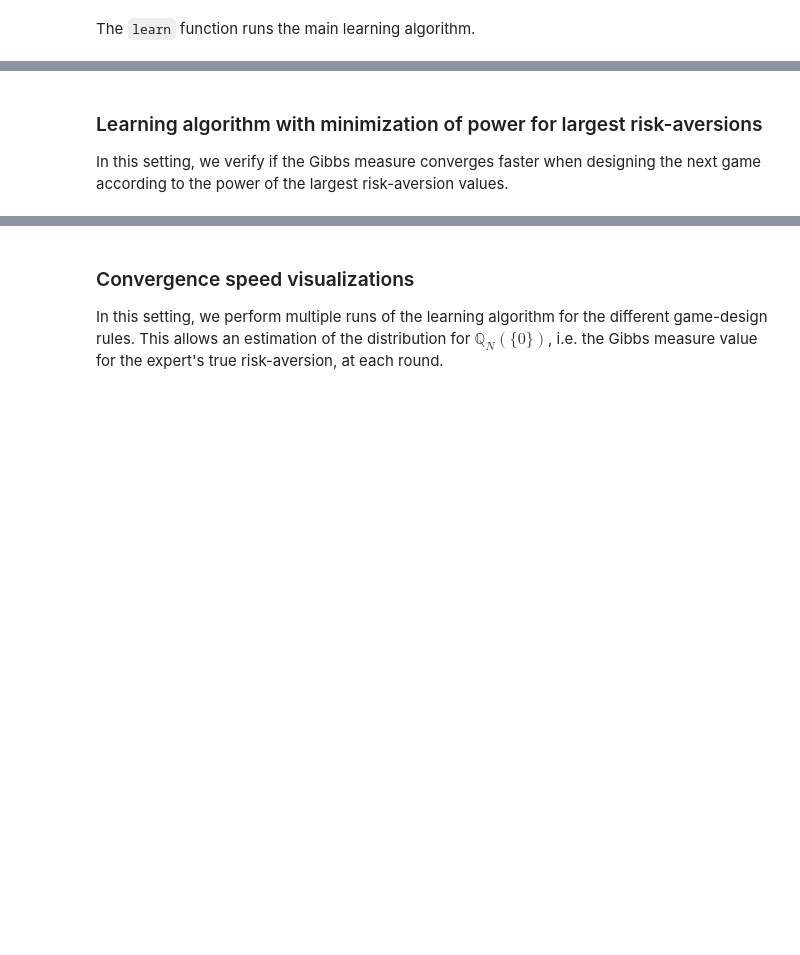
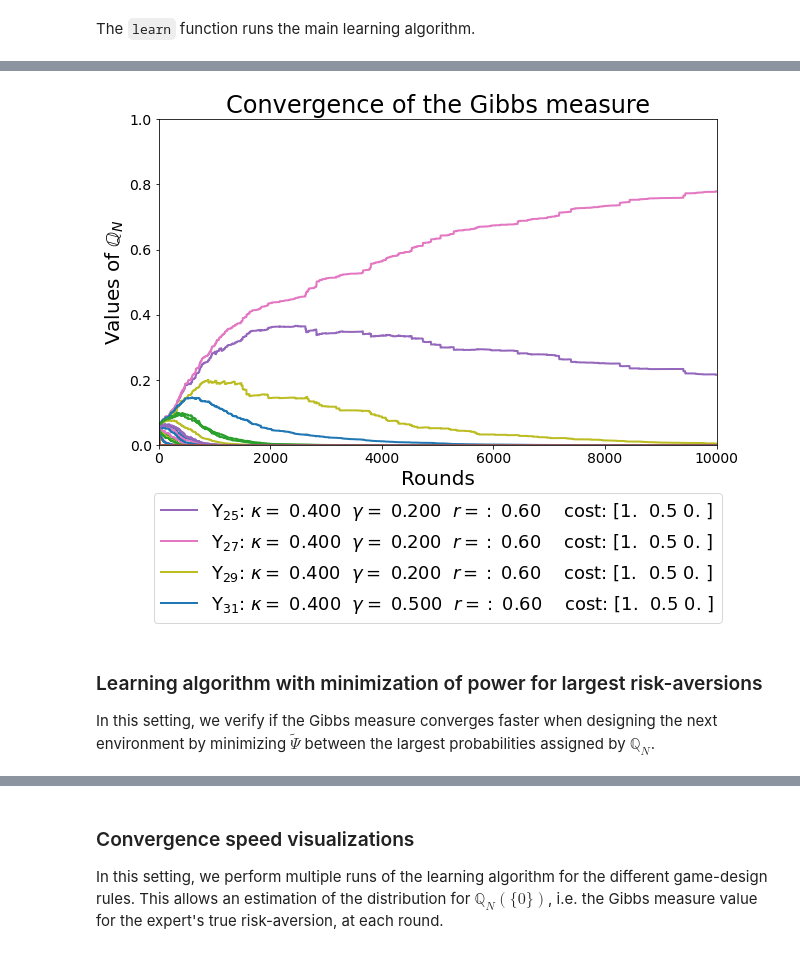
Before and after one commit to acoache/irl-for-risk-aversion, a Jupyter notebook: infinite-horizon.ipynb, the cells around one changed output, grey strips where cells are left out. Saved outputs shown, nothing was run; the diff lists cells and outputs as text; code cells hidden in the pictures; blank space fills up the shorter version.

Commit message:
Update infinite-horizon case

```diff
--- a/infinite-horizon.ipynb
+++ b/infinite-horizon.ipynb
@@ -133,12 +111,14 @@ It can be viewed as the regret of the policy $\pi$ under game $G$ and risk avers
 # %%
-def compute_regret(upsilons, game, pi, V_star):
+def compute_regret(upsilons, G, pi, V_star):
     phis = np.zeros(len(upsilons))
+    n_actions = G.shape[0]
+    n_states = G.shape[1]
 
     for idx_upsilon, upsilon in enumerate(upsilons):
         # compute regret for all separate states
         phi_x = np.zeros(n_states)
         for state in range(n_states):
-            risk = get_analytical_risk(upsilon, pi[state], game[:,state,:], V_star[idx_upsilon,:])
+            risk = get_analytical_risk(upsilon, pi[state], G[:,state,:], V_star[idx_upsilon,:])
             phi_x[state] = upsilon[3][state] + upsilon[2]*risk - V_star[idx_upsilon,state]
 
         # compute regret
@@ -314,17 +306,14 @@ costs = np.array([[1.0, 0.5, 0.0],
                 [0.5, 1.0, 0.0]])
 
 # ### set of experiments 2
-# upsilon0 = (0.25, 0.0, 0.8, np.array([1.0, 0.5, 0.0]))
-# kappas = np.array([0.25])
-# gammas = np.array([0.0])
-# discounts = np.linspace(0.1, 0.9, 21)
-# unknown_cost = False
-# costs = np.array([[1.0, 0.5, 0.0]])
+# ...
 
 upsilons = list(itertools.product(kappas, gammas, discounts, costs))
 
 """
 ALGORITHM PARAMETERS
 """
-n_games = 500 # number of games
+n_actions = 2 # number of actions
+n_states = 3 # number of states
+n_envs = 500 # number of environments
 lr = 4 # learning rate
@@ -356,12 +366,12 @@ We first sample many games, and then compute the power of all games with respect
 # %%
 np.random.seed(1234)
 
-# generate a set of games (random transition probabilities)
-z = np.random.randn(n_games, n_actions, n_states, n_states)
-games = np.exp(z) / np.sum(np.exp(z), axis=3, keepdims=True)
+# generate a set of environments (random transition probabilities)
+z = np.random.randn(n_envs, n_actions, n_states, n_states)
+Gs = np.exp(z) / np.sum(np.exp(z), axis=3, keepdims=True)
 
-# compute V_star for all games
-V_star = compute_Vstar(upsilons, games, progress=True)
+# compute V_star for all environments
+V_star = compute_Vstar(upsilons, Gs, progress=True)
 
-# compute power for all games
-psis = compute_power(upsilons, games, V_star, progress=True)
+# compute power for all environments
+psis = compute_power(upsilons, Gs, V_star, progress=True)
@@ -372,7 +385,7 @@ In this setting, we first validate that the Gibbs measure converges to the dirac
 # %%
 np.random.seed(1234)
 gibbs = \
-    learn(games=games,
+    learn(Gs=Gs,
           V_star=V_star,
           psis=psis,
           upsilons=upsilons,
@@ -384,36 +415,35 @@ gibbs = \
 # %%
 fig, axes = plt.subplots(figsize=(10,6))
 
 # lines
 a = gibbs[len(gibbs)//2,:]
 legend = ["_nolegend_" if a[i] < np.partition(a, -4)[-4] \
                    else r"$\Upsilon_{{{:2d}}}$".format(i+1)+\
                           r": $\kappa=$ {:.3f}".format(upsilons[i][0])+ \
                           r"  $\gamma=$ {:.3f}".format(upsilons[i][1])+ \
                           r"  $r=:$ {:.2f}  ".format(upsilon[2]) + \
                           "  cost: "+ np.array_str(upsilons[i][3], precision=2) for i in range(len(a))]
 
 axes.plot(np.arange(len(gibbs)),
           gibbs,
           linewidth=2.0,
           label=legend)
 
 # aesthetics
-# axes.set_title('Convergence of the Gibbs measure', fontsize=24)
+axes.set_title('Convergence of the Gibbs measure', fontsize=24)
 axes.set_xlabel('Rounds', fontsize=20)
 axes.set_ylabel(r"Values of $\mathbb{Q}_{N}$", fontsize=20)
 axes.set_xlim(0, len(gibbs))
 axes.set_ylim(0, 1)
 axes.legend(loc=9, bbox_to_anchor=(0.5,-0.12), fontsize=18)
 axes.tick_params(axis='both', labelsize=14)
-plt.savefig("figures/uniform-gibbs-infinite.pdf", transparent=False, bbox_inches='tight')
-plt.clf()
-plt.close()
-# plt.show()
+plt.show()
+# %% [output]
+[figure, added]
 # %% [markdown]
 ### Learning algorithm with minimization of power for largest risk-aversions
 
-In this setting, we verify if the Gibbs measure converges faster when designing the next game according to the power of the largest risk-aversion values.
+In this setting, we verify if the Gibbs measure converges faster when designing the next environment by minimizing $\tilde{\Psi}$ between the largest probabilities assigned by $\mathbb{Q}_{N}$.
 # %%
 np.random.seed(1234)
 gibbs = \
```
Also changed, not shown: parts of 31 cells of this notebook.
